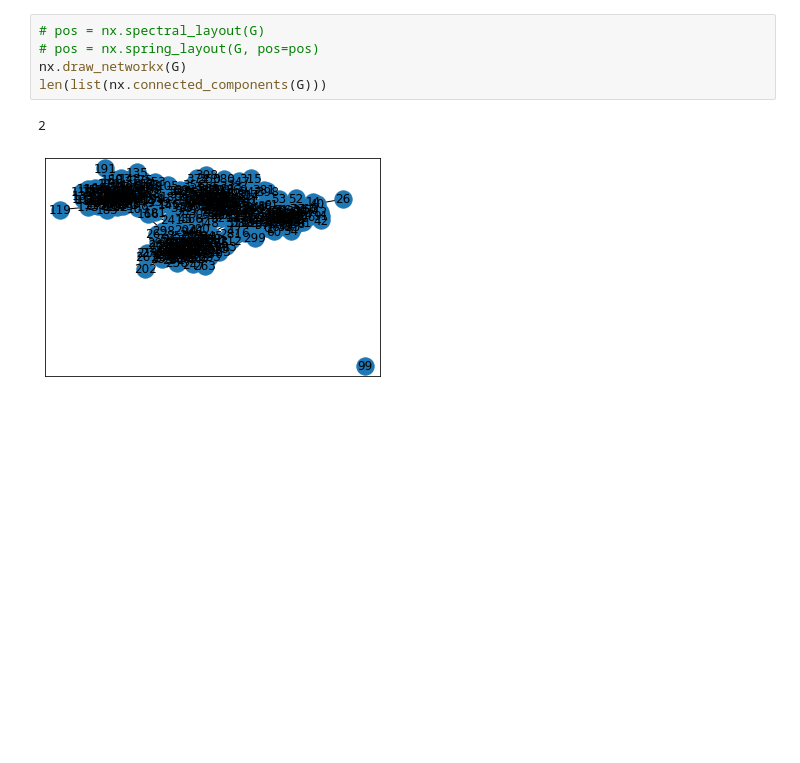
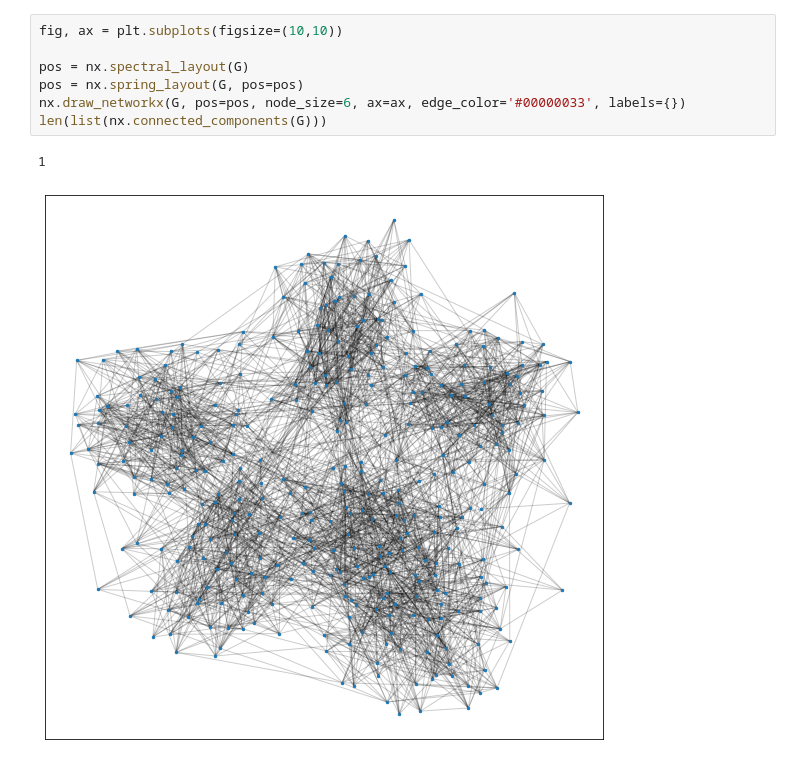
Before and after one commit to dfioravanti/tangles, a Jupyter notebook: teststrategies.ipynb, the cells around one changed output. Cells and saved outputs as stored; diff of their text form; blank space fills up the shorter version.

```diff
--- a/teststrategies.ipynb
+++ b/teststrategies.ipynb
@@ -90,8 +93,10 @@ plt.show(fig)
 # %%
-# pos = nx.spectral_layout(G)
-# pos = nx.spring_layout(G, pos=pos)
-nx.draw_networkx(G)
+fig, ax = plt.subplots(figsize=(10,10))
+
+pos = nx.spectral_layout(G)
+pos = nx.spring_layout(G, pos=pos)
+nx.draw_networkx(G, pos=pos, node_size=6, ax=ax, edge_color='#00000033', labels={})
 len(list(nx.connected_components(G)))
 # %% [output]
-2
+1
-[figure, old version]
+[figure, new version]
```
Also changed, not shown: parts of 3 cells of this notebook, 3 other files.
